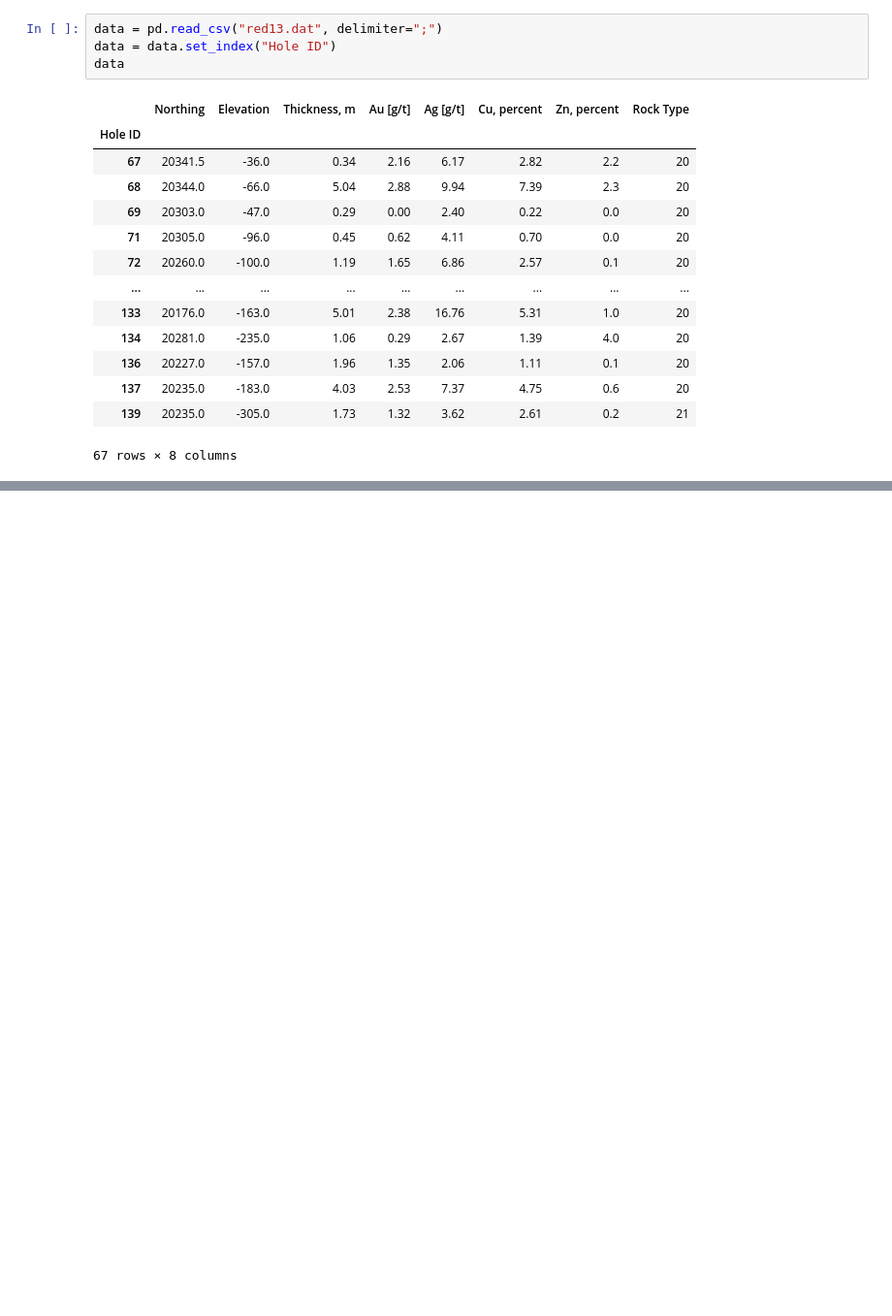
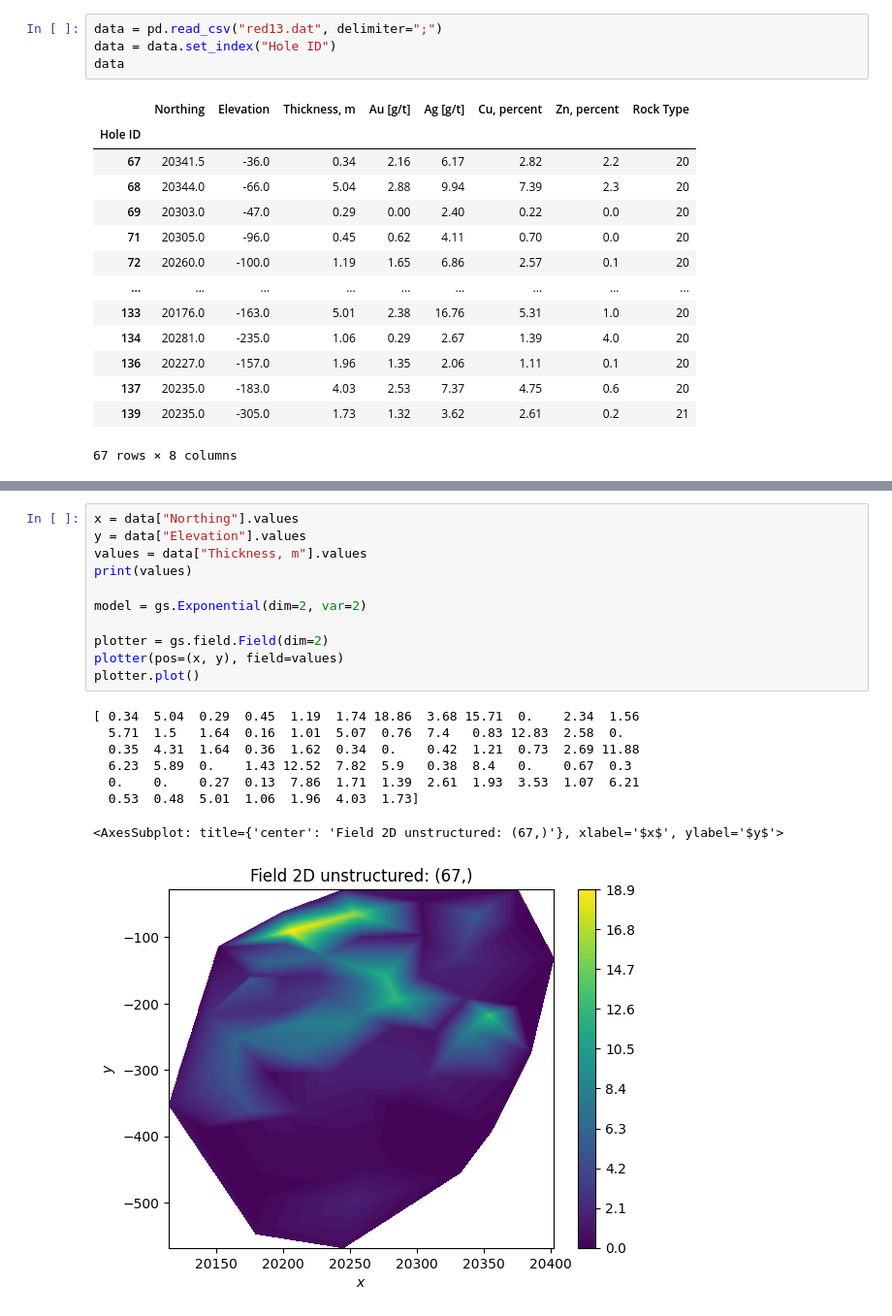
Before and after one commit to AtilaSaraiva/learning_variogram_and_stuff, a Jupyter notebook: src/Assignment 7.ipynb, the cells around one changed output, grey strips where cells are left out. Shown at 97% size. Saved outputs shown, nothing was run; the diff lists cells and outputs as text; blank space fills up the shorter version.

```diff
--- a/src/Assignment 7.ipynb
+++ b/src/Assignment 7.ipynb
@@ -26,0 +93,20 @@ data.scatter(x=["Elevation"], y)
+# %%
+x = data["Northing"].values
+y = data["Elevation"].values
+values = data["Thickness, m"].values
+print(values)
+
+model = gs.Exponential(dim=2, var=2)
+
+plotter = gs.field.Field(dim=2)
+plotter(pos=(x, y), field=values)
+plotter.plot()
+# %% [output]
+[ 0.34  5.04  0.29  0.45  1.19  1.74 18.86  3.68 15.71  0.    2.34  1.56
+  5.71  1.5   1.64  0.16  1.01  5.07  0.76  7.4   0.83 12.83  2.58  0.
+  0.35  4.31  1.64  0.36  1.62  0.34  0.    0.42  1.21  0.73  2.69 11.88
+  6.23  5.89  0.    1.43 12.52  7.82  5.9   0.38  8.4   0.    0.67  0.3
+  0.    0.    0.27  0.13  7.86  1.71  1.39  2.61  1.93  3.53  1.07  6.21
+  0.53  0.48  5.01  1.06  1.96  4.03  1.73]
+<AxesSubplot: title={'center': 'Field 2D unstructured: (67,)'}, xlabel='$x$', ylabel='$y$'>
+[figure, added]
```
Also changed, not shown: parts of 12 cells of this notebook, 1 other file.
